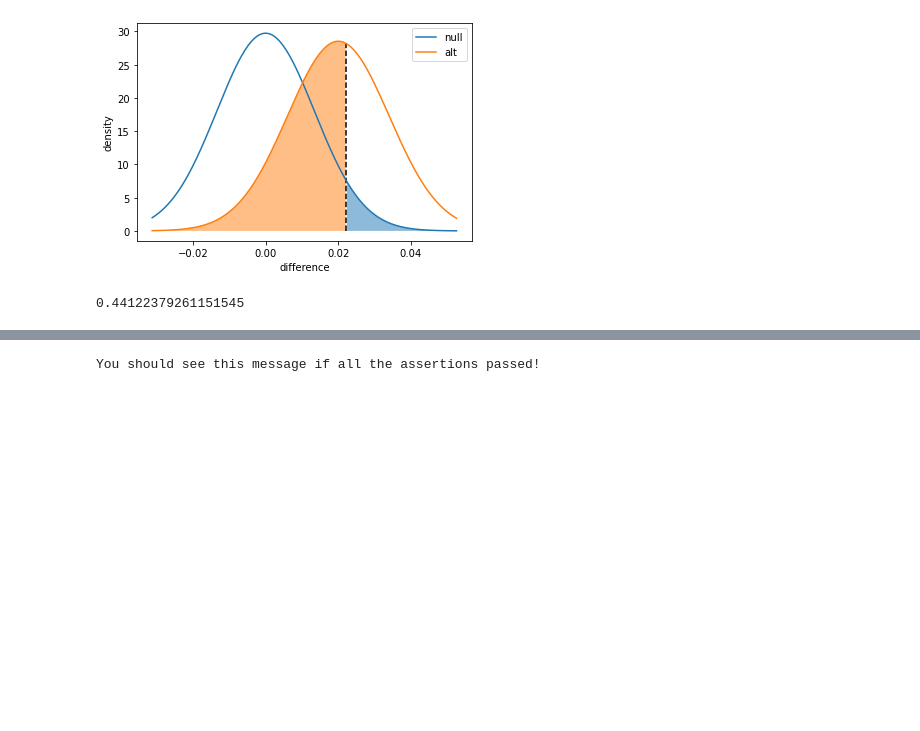
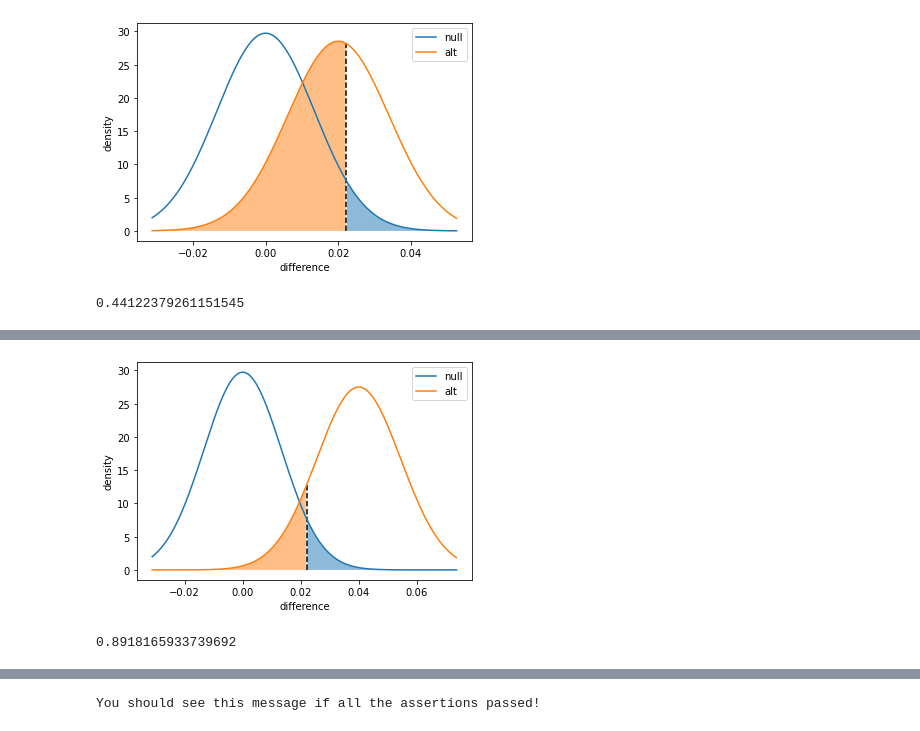
Before and after one commit to deacona/DSND_Term2, a Jupyter notebook: lessons/StatisticalTesting/L2_Experiment_Size.ipynb, the cells around one changed output, grey strips where cells are left out. Drawn from its saved outputs; the diff is of its cells as text; code cells hidden in the pictures; blank space fills up the shorter version.

```diff
--- a/lessons/StatisticalTesting/L2_Experiment_Size.ipynb
+++ b/lessons/StatisticalTesting/L2_Experiment_Size.ipynb
@@ -86,0 +97,5 @@ power(.1, .12, 1000)
+# %%
+power(.1, .14, 1000)
+# %% [output]
+[figure, added]
+0.8918165933739692
```
Also changed, not shown: parts of 6 cells of this notebook, 1 other file.
